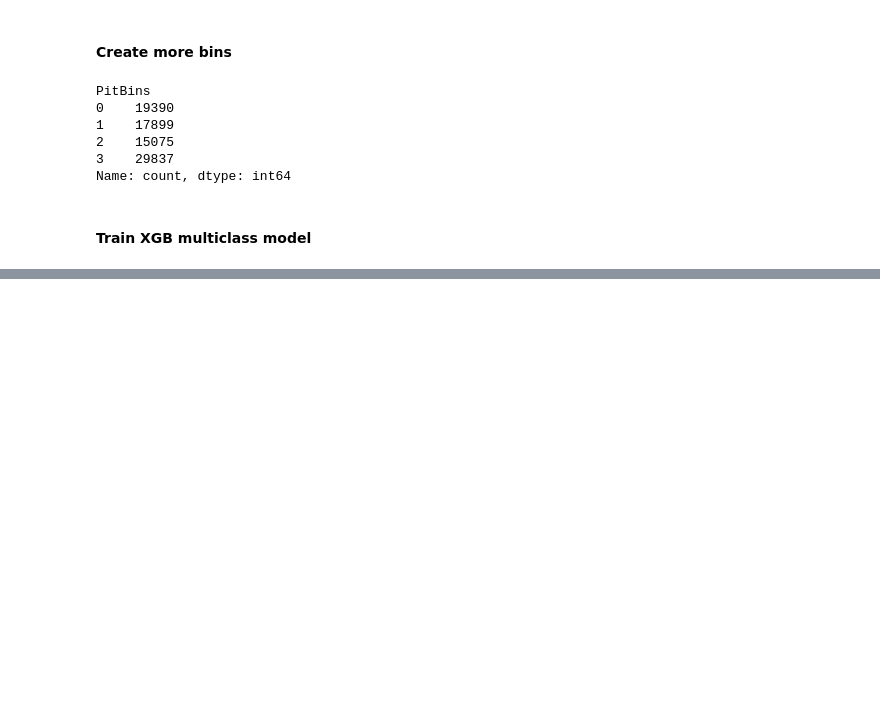
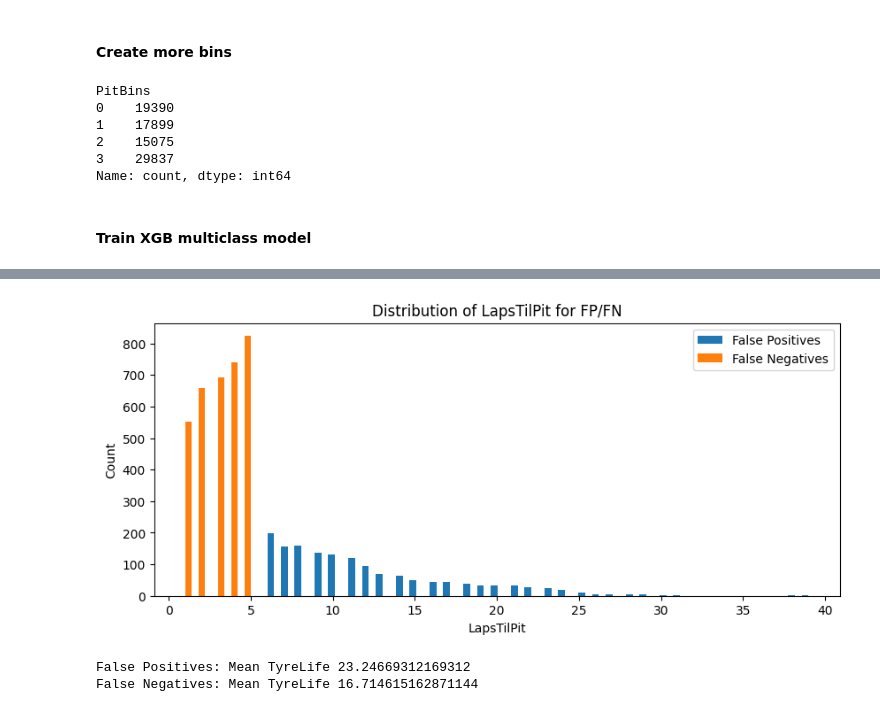
Before and after one commit to ashton-cho/tyre-deg, a Jupyter notebook: pitstop_prediction.ipynb, the cells around one changed output, grey strips where cells are left out. Saved outputs shown, nothing was run; the diff lists cells and outputs as text; code cells hidden in the pictures; blank space fills up the shorter version.

```diff
--- a/pitstop_prediction.ipynb
+++ b/pitstop_prediction.ipynb
@@ -685,0 +687,10 @@ for t in ['weight', 'gain', 'cover']:
+# %%
+# Reverse categorical encoding
+for col in categorical_cols:
+    val_results[col] = encoders[col].inverse_transform(val_results[col])
+# %%
+# Reverse standardization
+val_results[numerical_cols] = scaler.inverse_transform(val_results[numerical_cols])
+# %%
+# Add LapsTilPit back in
+val_results['LapsTilPit'] = y_val
@@ -685,0 +721,24 @@ for t in ['weight', 'gain', 'cover']:
+# %%
+# False Positives: Predicted 1 (pit soon), actually 0 (not pitting soon)
+false_positives = val_results[(val_results['PredLabel'] == 1) & (val_results['TrueLabel'] == 0)]
+
+# False Negatives: Predicted 0, actually 1
+false_negatives = val_results[(val_results['PredLabel'] == 0) & (val_results['TrueLabel'] == 1)]
+# %%
+plt.figure(figsize=(10,4))
+plt.hist(false_positives['LapsTilPit'], bins=80, label='False Positives')
+plt.hist(false_negatives['LapsTilPit'], bins=10, label='False Negatives')
+plt.xlabel('LapsTilPit')
+plt.ylabel('Count')
+plt.legend()
+plt.title('Distribution of LapsTilPit for FP/FN')
+plt.show()
+# %% [output]
+[figure, added]
+# %%
+# Mean TyreLife for FP/FN
+print("False Positives: Mean TyreLife", false_positives['TyreLife'].mean())
+print("False Negatives: Mean TyreLife", false_negatives['TyreLife'].mean())
+# %% [output]
+False Positives: Mean TyreLife 23.24669312169312
+False Negatives: Mean TyreLife 16.714615162871144
```
Also changed, not shown: parts of 33 cells of this notebook, 2 other files.
